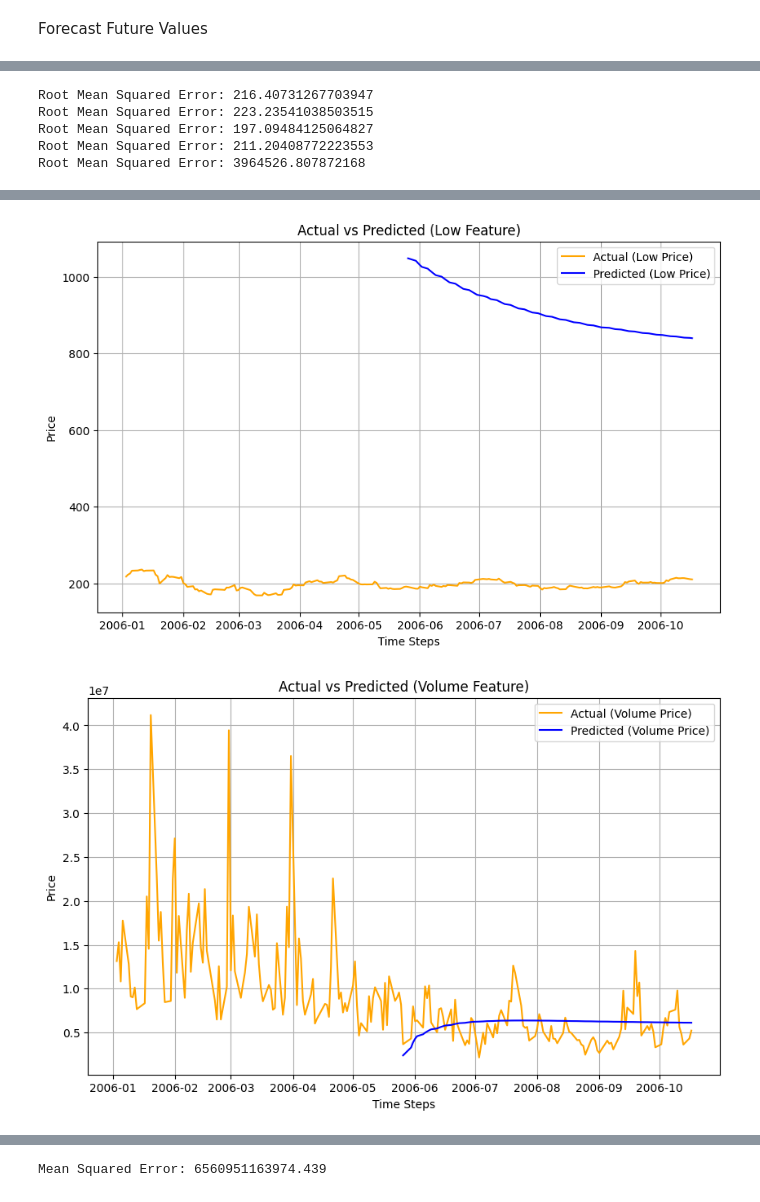
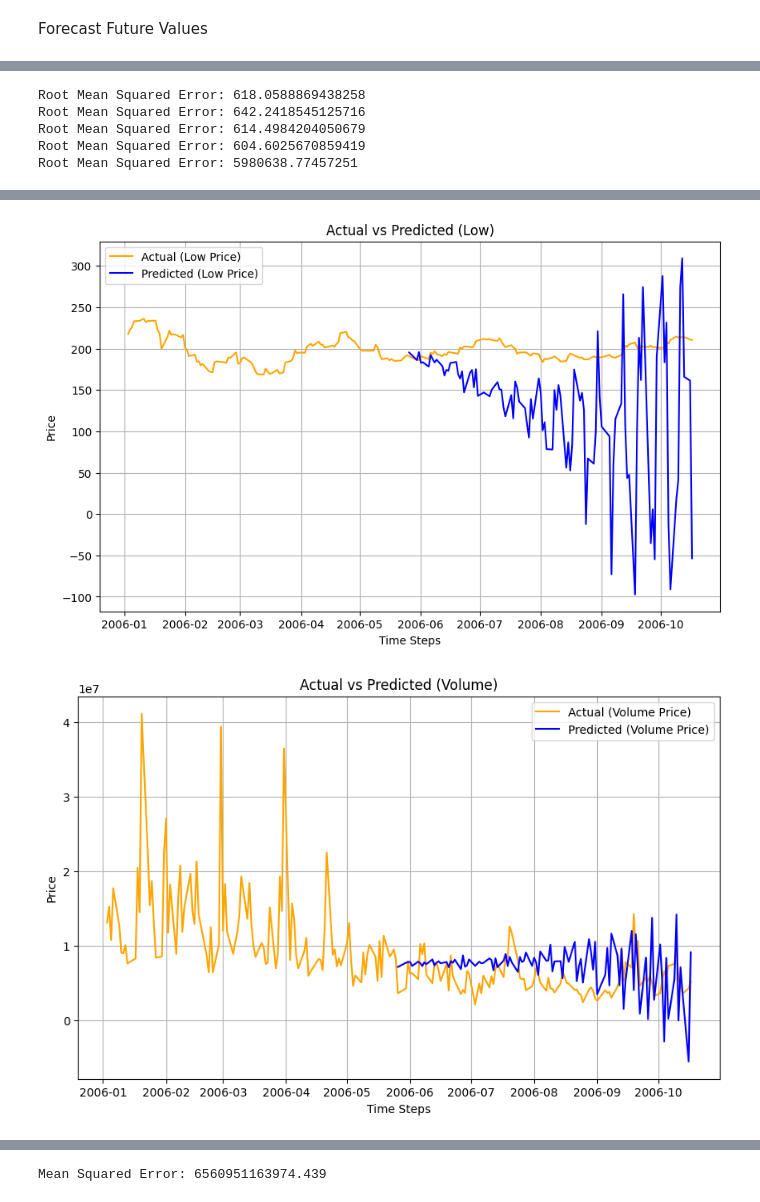
Before and after one commit to irene-fagnani/ADAML-project2, a Jupyter notebook: RNN_new.ipynb, the cells around one changed output, grey strips where cells are left out. Saved outputs shown, nothing was run; the diff lists cells and outputs as text; code cells hidden in the pictures.

```diff
--- a/RNN_new.ipynb
+++ b/RNN_new.ipynb
@@ -48,7 +48,7 @@ Build and Compile the LSTM Model
 # %%
 # Build the LSTM model for multivariate input/output
 model = Sequential([
-    LSTM(units=80, input_shape=(sequence_length, X.shape[2])),  # Sequence length and features
+    SimpleRNN(units=80, input_shape=(sequence_length, X.shape[2])),  # Sequence length and features
     Dense(units=Y.shape[1])  # Number of output features
 ])
 
@@ -107,10 +105,10 @@ for i in range(0,5):
     plt.plot(Y_test_rescaled[:100, i], label='Actual ('+variable+' Price)', color='orange')
     plt.plot(predictions_rescaled[:100, i], label='Predicted ('+variable+' Price)', color='blue')
     plt.legend()
-    plt.title("Actual vs Predicted ("+variable+"Price)")
+    plt.title("Actual vs Predicted ("+variable+")")
     plt.xlabel("Time Steps")
     plt.ylabel("Price")
-    #plt.savefig("Actual_vs_Predicted("+variable+"Price)_training.png")
+    plt.savefig("Actual_vs_Predicted("+variable+"Price)_training.png")
     mse = root_mean_squared_error(Y_test_rescaled[:100,i], predictions_rescaled[:100,i])
     print(f"Root Mean Squared Error: {mse}")
 # %% [output]
@@ -128,7 +126,7 @@ Root Mean Squared Error: 986732.6379067636
 Forecast Future Values
 # %%
 # Forecasting future values
-forecast_input = X_test[-1]  # Initialize with the last sequence from the test set
+forecast_input = X[0]  # Initialize with the first sequence
 forecast_steps = 100  # Number of future steps to forecast
 forecasts = []
 
@@ -168,16 +166,16 @@ for i in range(0,5):
     plt.plot(df1.index[:200], df1.values[:200, i], label='Actual ('+variable+' Price)', color='orange')  # Actual first feature
     plt.plot(df1.index[100:200], forecasts_rescaled[:, i], label='Predicted ('+variable+' Price)', color='blue')  # Predicted first feature
     plt.legend()
-    plt.title("Actual vs Predicted ("+variable+" Feature)")
+    plt.title("Actual vs Predicted ("+variable+")")
     plt.xlabel("Time Steps")
     plt.ylabel("Price")
     plt.grid(True)
-    #plt.savefig("Actual_vs_Predicted("+variable+")_testing.png")
+    plt.savefig("Actual_vs_Predicted("+variable+")_testing.png")
     mse = root_mean_squared_error(Y_test_rescaled[:100,i], forecasts_rescaled[:100,i])
     print(f"Root Mean Squared Error: {mse}")
 # %% [output]
-Root Mean Squared Error: 216.40731267703947
-Root Mean Squared Error: 223.23541038503515
-Root Mean Squared Error: 197.09484125064827
-Root Mean Squared Error: 211.20408772223553
-Root Mean Squared Error: 3964526.807872168
+Root Mean Squared Error: 618.0588869438258
+Root Mean Squared Error: 642.2418545125716
+Root Mean Squared Error: 614.4984204050679
+Root Mean Squared Error: 604.6025670859419
+Root Mean Squared Error: 5980638.77457251
@@ -187,2 +185,2 @@ Root Mean Squared Error: 3964526.807872168
-[figure, old version]
+[figure, new version]
-[figure, old version]
+[figure, new version]
```
Also changed, not shown: parts of 8 cells of this notebook.
